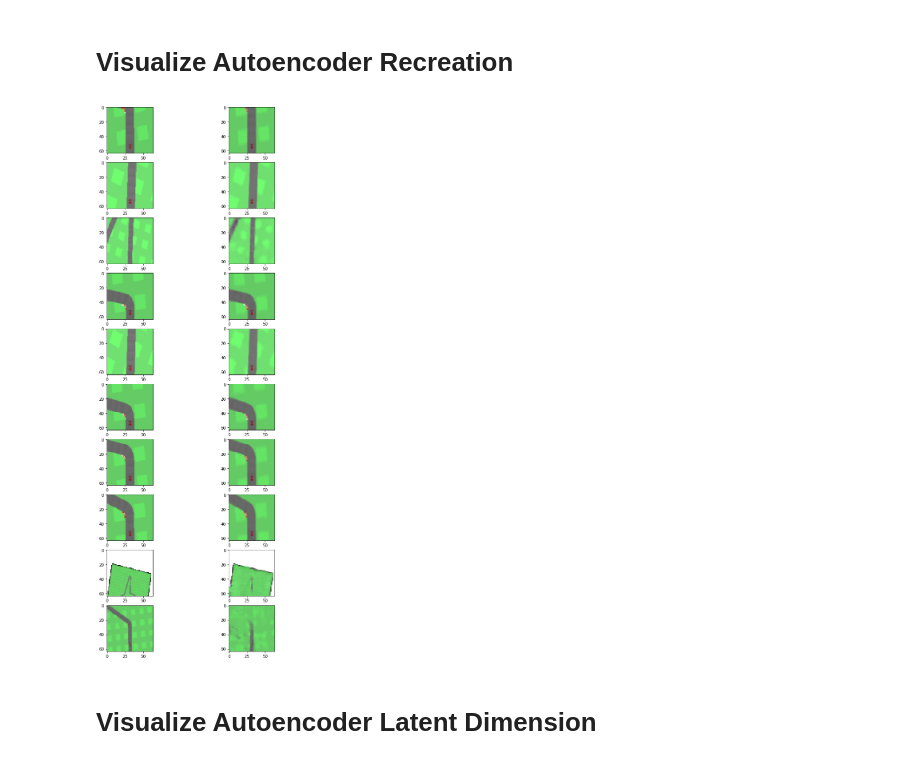
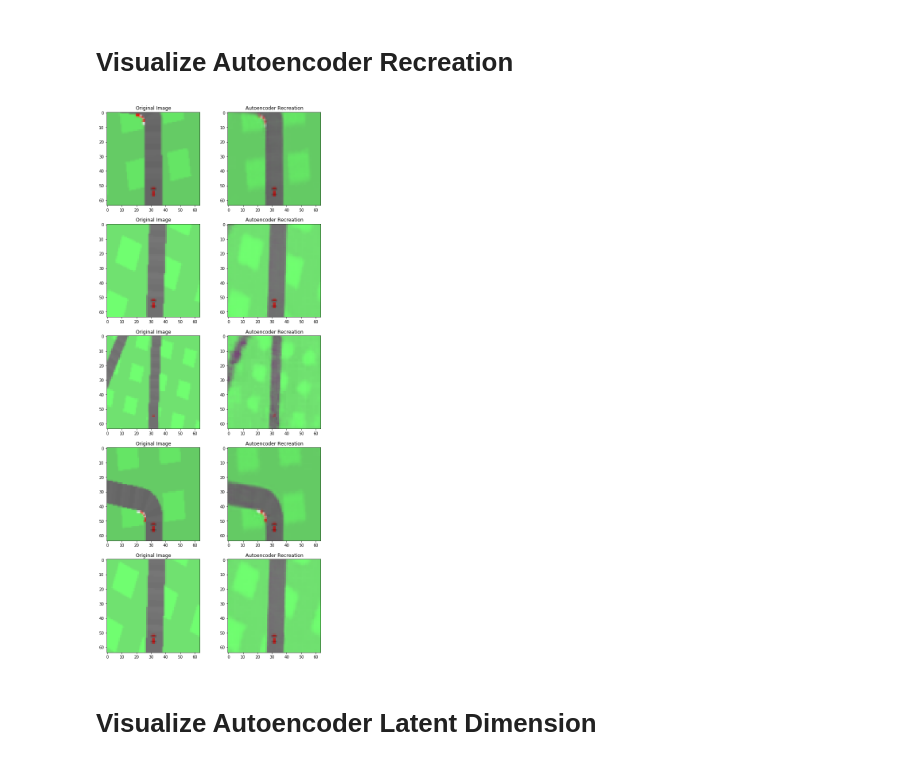
Before and after one commit to rbnprdy/WorldModelsKeras, a Jupyter notebook: carracing/visualization.ipynb, the cells around one changed output. Saved outputs shown, nothing was run; the diff lists cells and outputs as text; code cells hidden in the pictures.

```diff
--- a/carracing/visualization.ipynb
+++ b/carracing/visualization.ipynb
@@ -29,12 +29,15 @@ vae.load_weights('checkpoints/vae.h5')
 # %%
 predictions = vae.predict(obs)
 # %%
-fig, axes = plt.subplots(10, 2, figsize=(10, 25))
+fig, axes = plt.subplots(5, 2, figsize=(10, 25))
 for ax, im, gen in zip(axes, obs, predictions):
     ax[0].imshow(im, interpolation='nearest')
+    ax[0].set_title('Original Image')
     ax[1].imshow(gen, interpolation='nearest')
+    ax[1].set_title('Autoencoder Recreation')
+plt.savefig('Autoencoder.png')
 # %% [output]
-[figure, old version]
+[figure, new version]
 # %% [markdown]
 # Visualize Autoencoder Latent Dimension
 # %%
```
Also changed, not shown: parts of 6 cells of this notebook, 11 other files.
